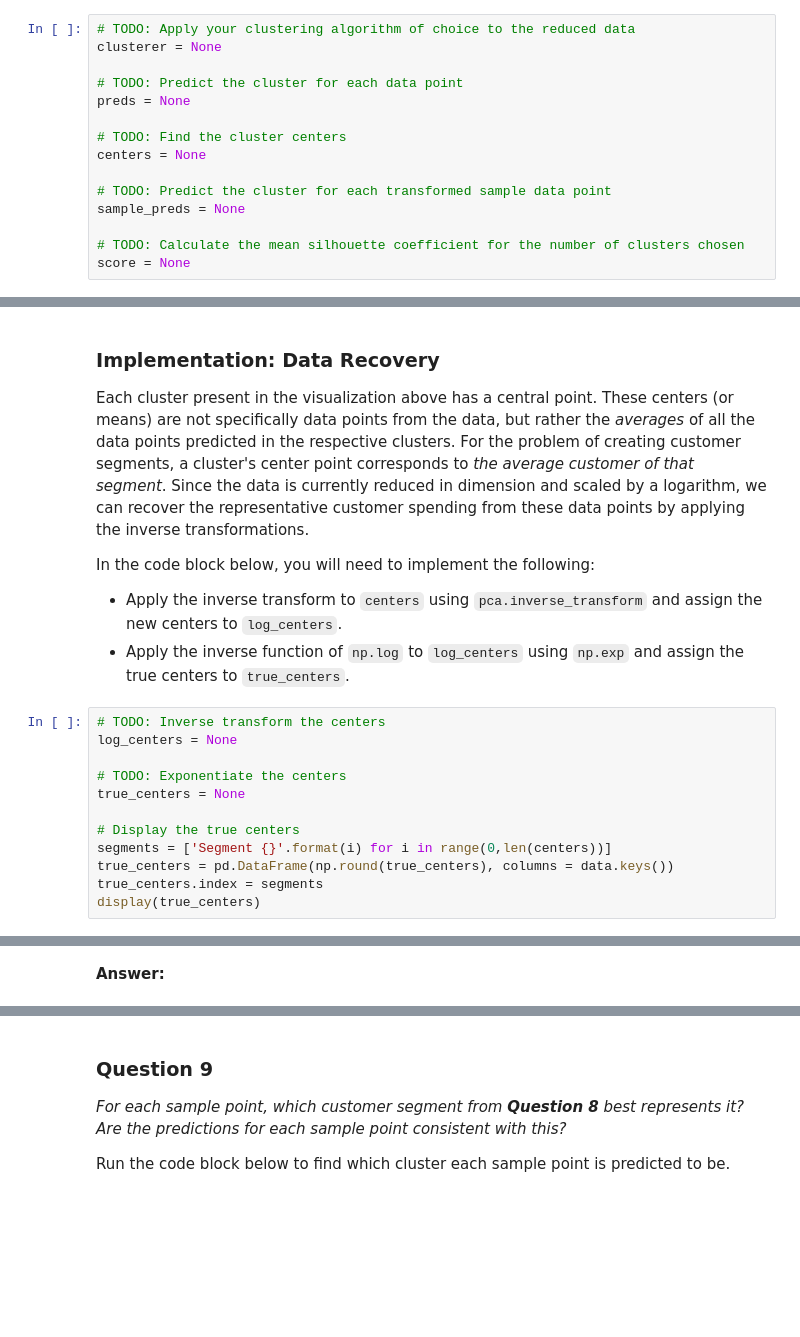
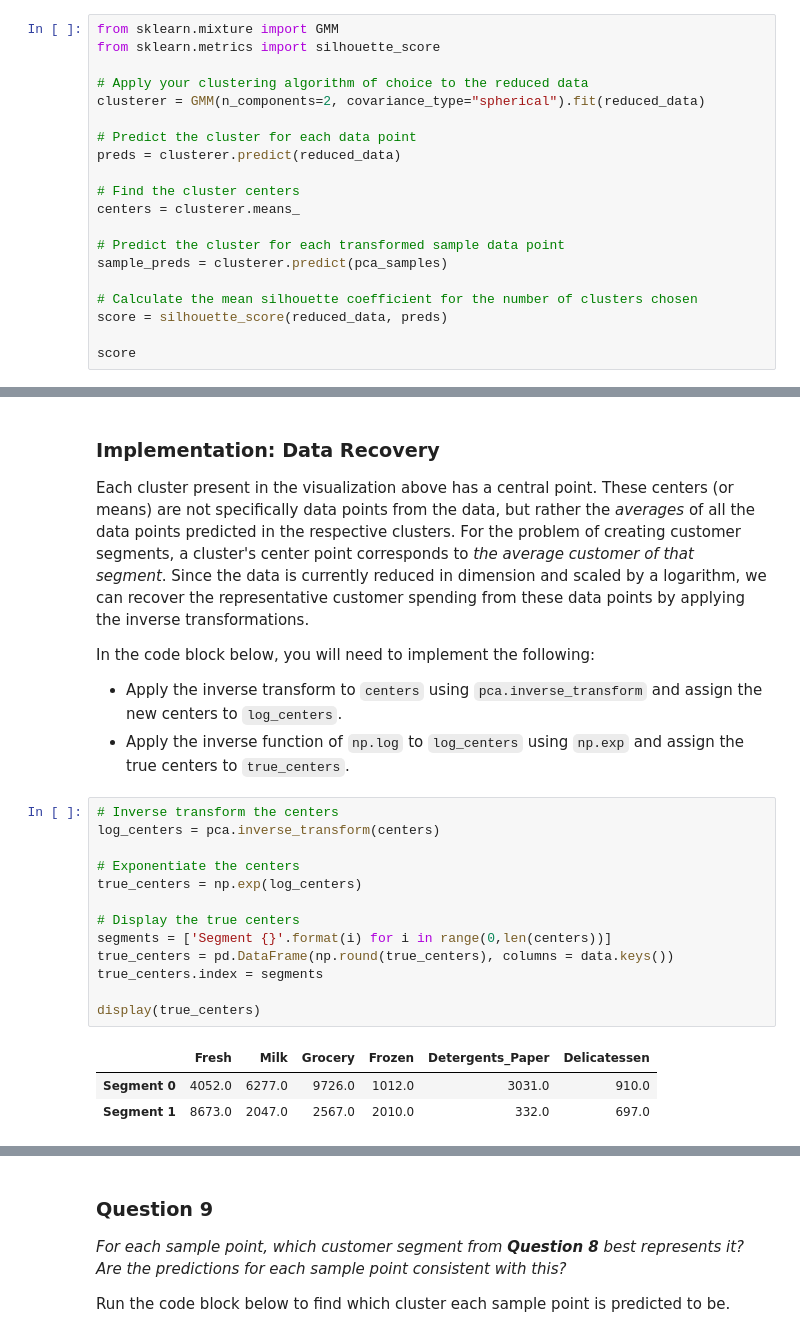
Before and after one commit to thomalm/udacity, a Jupyter notebook: machine-learning-nanodegree/p3-customer-segmentation/customer_segments.ipynb, the cells around one changed output, grey strips where cells are left out. Drawn from its saved outputs; the diff is of its cells as text; blank space fills up the shorter version.

```diff
--- a/machine-learning-nanodegree/p3-customer-segmentation/customer_segments.ipynb
+++ b/machine-learning-nanodegree/p3-customer-segmentation/customer_segments.ipynb
@@ -409,17 +447,22 @@ In the code block below, you will need to implement the following:
  - Import sklearn.metrics.silhouette_score and calculate the silhouette score of `reduced_data` against `preds`.
    - Assign the silhouette score to `score` and print the result.
 # %%
-# TODO: Apply your clustering algorithm of choice to the reduced data
-clusterer = None
+from sklearn.mixture import GMM
+from sklearn.metrics import silhouette_score
 
-# TODO: Predict the cluster for each data point
-preds = None
+# Apply your clustering algorithm of choice to the reduced data
+clusterer = GMM(n_components=2, covariance_type="spherical").fit(reduced_data)
 
-# TODO: Find the cluster centers
-centers = None
+# Predict the cluster for each data point
+preds = clusterer.predict(reduced_data)
 
-# TODO: Predict the cluster for each transformed sample data point
-sample_preds = None
+# Find the cluster centers
+centers = clusterer.means_
 
-# TODO: Calculate the mean silhouette coefficient for the number of clusters chosen
-score = None
+# Predict the cluster for each transformed sample data point
+sample_preds = clusterer.predict(pca_samples)
+
+# Calculate the mean silhouette coefficient for the number of clusters chosen
+score = silhouette_score(reduced_data, preds)
+
+score
@@ -442,16 +503,21 @@ In the code block below, you will need to implement the following:
  - Apply the inverse transform to `centers` using `pca.inverse_transform` and assign the new centers to `log_centers`.
  - Apply the inverse function of `np.log` to `log_centers` using `np.exp` and assign the true centers to `true_centers`.
 # %%
-# TODO: Inverse transform the centers
-log_centers = None
+# Inverse transform the centers
+log_centers = pca.inverse_transform(centers)
 
-# TODO: Exponentiate the centers
-true_centers = None
+# Exponentiate the centers
+true_centers = np.exp(log_centers)
 
 # Display the true centers
 segments = ['Segment {}'.format(i) for i in range(0,len(centers))]
 true_centers = pd.DataFrame(np.round(true_centers), columns = data.keys())
 true_centers.index = segments
+
 display(true_centers)
+# %% [output]
+|  | Fresh | Milk | Grocery | Frozen | Detergents_Paper | Delicatessen |
+| Segment 0 | 4052.0 | 6277.0 | 9726.0 | 1012.0 | 3031.0 | 910.0 |
+| Segment 1 | 8673.0 | 2047.0 | 2567.0 | 2010.0 | 332.0 | 697.0 |
 # %% [markdown]
 ### Question 8
@@ -459,3 +527 @@ Consider the total purchase cost of each product category for the representative
 **Hint:** A customer who is assigned to `'Cluster X'` should best identify with the establishments represented by the feature set of `'Segment X'`.
-# %% [markdown]
-**Answer:**
```
Also changed, not shown: parts of 35 cells of this notebook, 1 other file.
